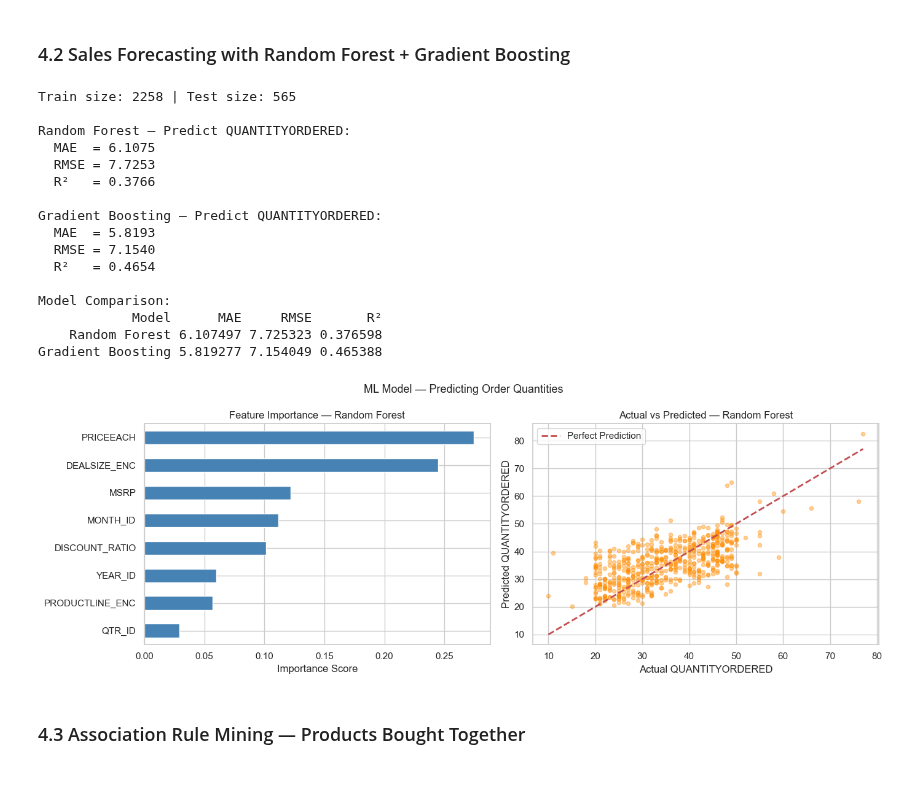
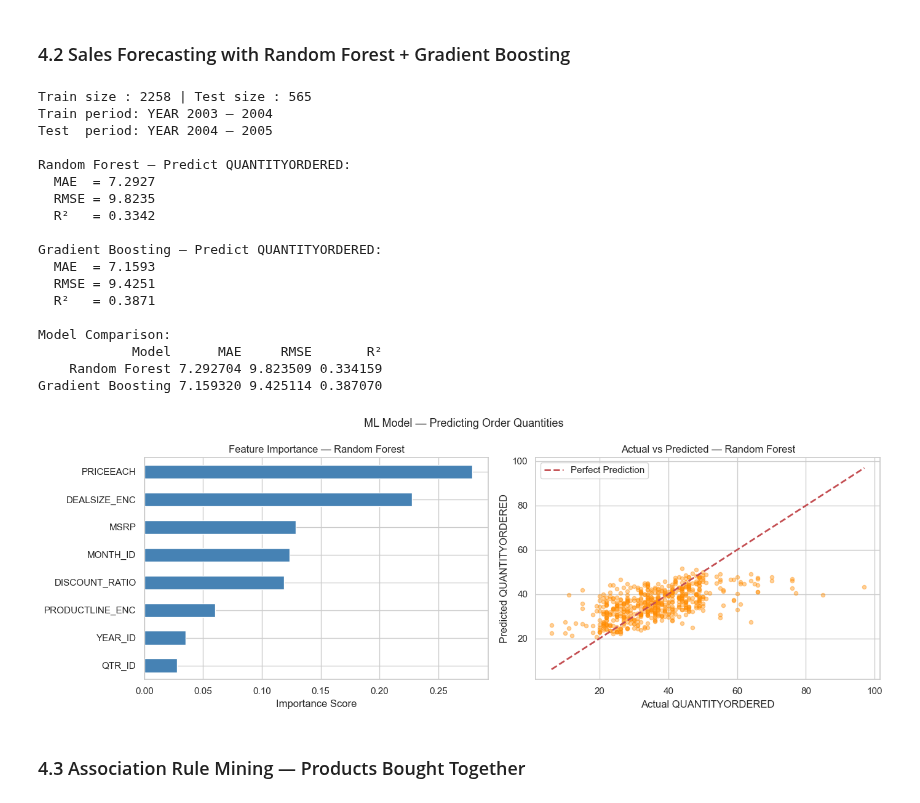
Before and after one commit to thehaonguyen/BigDataAnalytics-Project, a Jupyter notebook: BigDataAnalytics_Project.ipynb, the cells around one changed output. Drawn from its saved outputs; the diff is of its cells as text; code cells hidden in the pictures.

```diff
--- a/BigDataAnalytics_Project.ipynb
+++ b/BigDataAnalytics_Project.ipynb
@@ -740,7 +740,6 @@ Cluster Profiles (main clusters):
 ### 4.2 Sales Forecasting with Random Forest + Gradient Boosting
 # %%
 from sklearn.ensemble import RandomForestRegressor, GradientBoostingRegressor
-from sklearn.model_selection import train_test_split
 from sklearn.metrics import mean_absolute_error, mean_squared_error, r2_score
 from sklearn.preprocessing import LabelEncoder
 
@@ -751,6 +750,12 @@ from sklearn.preprocessing import LabelEncoder
 df_ml = df_pd[['PRICEEACH', 'MSRP', 'PRODUCTLINE', 'DEALSIZE',
                'MONTH_ID', 'QTR_ID', 'YEAR_ID', 'DISCOUNT_RATIO',
                'QUANTITYORDERED']].copy()
+
+# ── Sort by time to prevent data leakage ─────────────────────────────────────
+# CRITICAL: Must sort chronologically before splitting.
+# Using random shuffle on time series data causes leakage —
+# future data leaks into the training set, inflating model performance.
+df_ml = df_ml.sort_values(['YEAR_ID', 'MONTH_ID']).reset_index(drop=True)
 
 # Encode categorical columns
 le_product  = LabelEncoder()
@@ -765,10 +770,14 @@ feature_cols = ['PRICEEACH', 'MSRP', 'DISCOUNT_RATIO',
 X = df_ml[feature_cols]
 y = df_ml['QUANTITYORDERED']
 
-X_train, X_test, y_train, y_test = train_test_split(
-    X, y, test_size=0.2, random_state=42
-)
-print(f'Train size: {len(X_train)} | Test size: {len(X_test)}')
+# ── Chronological split (no shuffle) ─────────────────────────────────────────
+split_idx = int(len(df_ml) * 0.8)
+X_train, X_test = X.iloc[:split_idx], X.iloc[split_idx:]
+y_train, y_test = y.iloc[:split_idx], y.iloc[split_idx:]
+
+print(f'Train size : {len(X_train)} | Test size : {len(X_test)}')
+print(f'Train period: YEAR {df_ml.iloc[:split_idx]["YEAR_ID"].min()} — {df_ml.iloc[:split_idx]["YEAR_ID"].max()}')
+print(f'Test  period: YEAR {df_ml.iloc[split_idx:]["YEAR_ID"].min()} — {df_ml.iloc[split_idx:]["YEAR_ID"].max()}')
 
 # ── Model 1: Random Forest ────────────────────────────────────────────────────
 rf = RandomForestRegressor(n_estimators=100, random_state=42, n_jobs=-1)
@@ -812,43 +821,45 @@ print(comparison.to_string(index=False))
 importances = pd.Series(rf.feature_importances_, index=feature_cols).sort_values(ascending=True)
 
 fig, axes = plt.subplots(1, 2, figsize=(14, 5))
 
 # Feature importance
 importances.plot(kind='barh', ax=axes[0], color='steelblue')
 axes[0].set_title('Feature Importance — Random Forest')
 axes[0].set_xlabel('Importance Score')
 
 # Actual vs Predicted
 axes[1].scatter(y_test, y_pred_rf, alpha=0.4, color='darkorange', s=20)
 axes[1].plot([y_test.min(), y_test.max()],
              [y_test.min(), y_test.max()],
              'r--', linewidth=2, label='Perfect Prediction')
 axes[1].set_title('Actual vs Predicted — Random Forest')
 axes[1].set_xlabel('Actual QUANTITYORDERED')
 axes[1].set_ylabel('Predicted QUANTITYORDERED')
 axes[1].legend()
 
 plt.suptitle('ML Model — Predicting Order Quantities', fontsize=13)
 plt.tight_layout()
 plt.show()
 # %% [output]
-Train size: 2258 | Test size: 565
+Train size : 2258 | Test size : 565
+Train period: YEAR 2003 — 2004
+Test  period: YEAR 2004 — 2005
 
 Random Forest — Predict QUANTITYORDERED:
-  MAE  = 6.1075
-  RMSE = 7.7253
-  R²   = 0.3766
+  MAE  = 7.2927
+  RMSE = 9.8235
+  R²   = 0.3342
 
 Gradient Boosting — Predict QUANTITYORDERED:
-  MAE  = 5.8193
-  RMSE = 7.1540
-  R²   = 0.4654
+  MAE  = 7.1593
+  RMSE = 9.4251
+  R²   = 0.3871
 
 Model Comparison:
             Model      MAE     RMSE       R²
-    Random Forest 6.107497 7.725323 0.376598
-Gradient Boosting 5.819277 7.154049 0.465388
+    Random Forest 7.292704 9.823509 0.334159
+Gradient Boosting 7.159320 9.425114 0.387070
-[figure, old version]
+[figure, new version]
 # %% [markdown]
 ### 4.3 Association Rule Mining — Products Bought Together
 # %%
```
Also changed, not shown: parts of 6 cells of this notebook, 1 other file.
